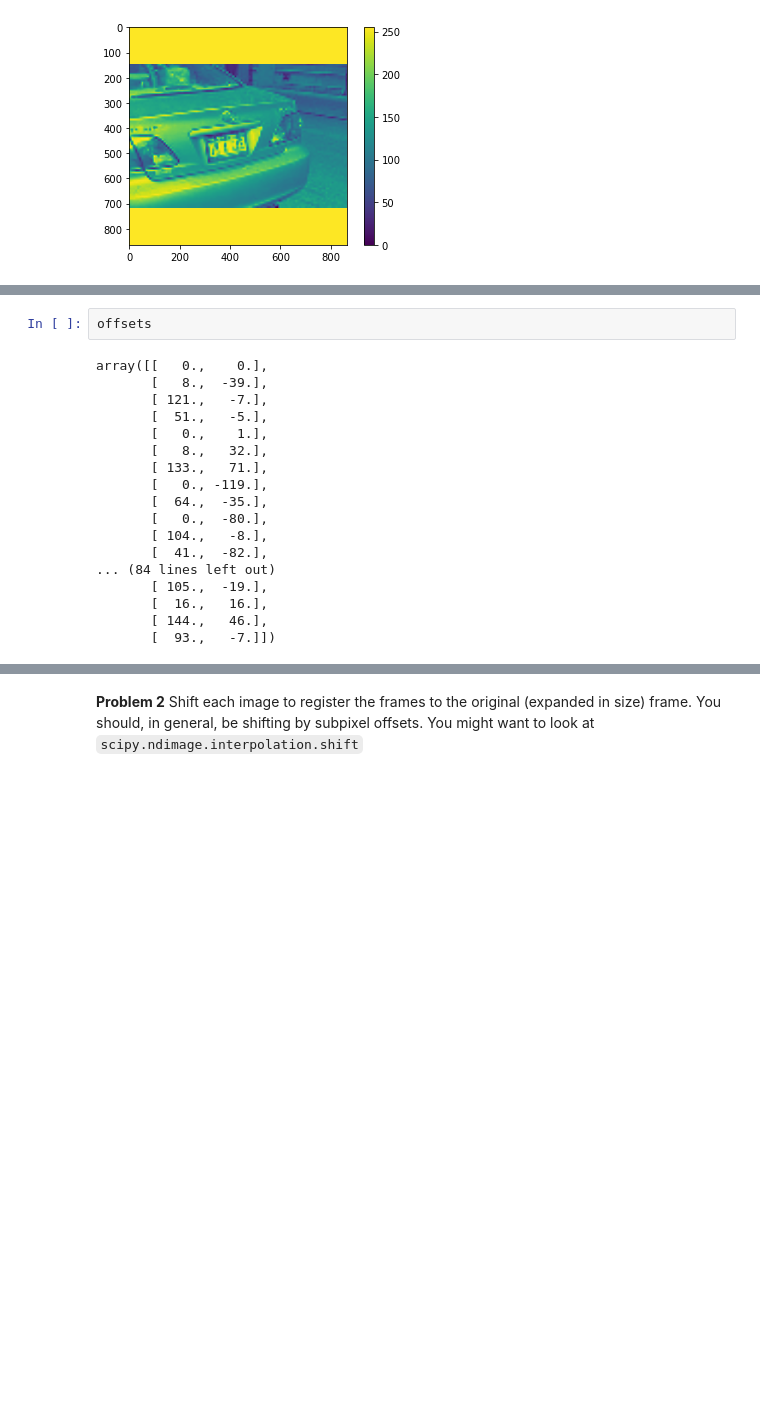
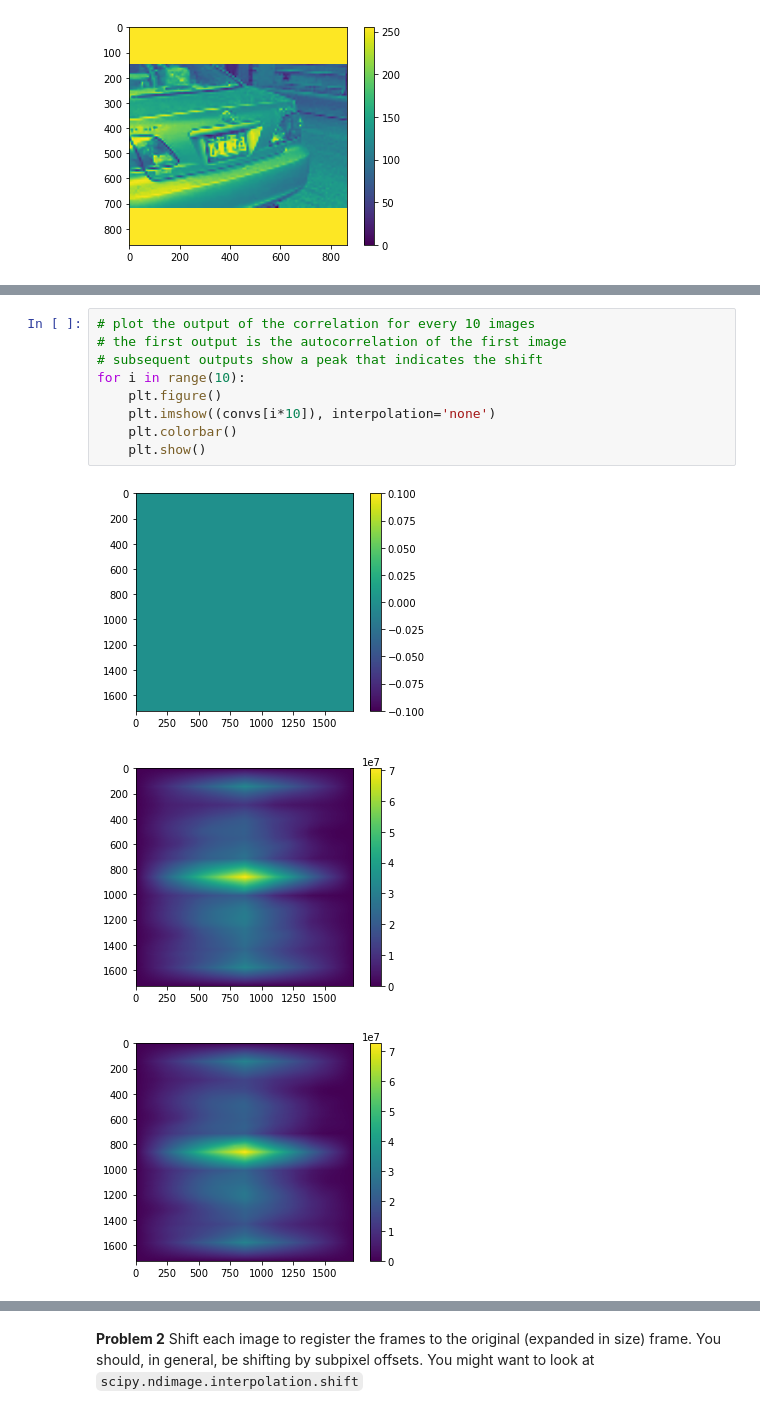
Before and after one commit to christianhbye/python_ay_250_hw, a Jupyter notebook: hw_1/hw_1_assignment.ipynb, the cells around one changed output, grey strips where cells are left out. Drawn from its saved outputs; the diff is of its cells as text; blank space fills up the shorter version.

```diff
--- a/hw_1/hw_1_assignment.ipynb
+++ b/hw_1/hw_1_assignment.ipynb
@@ -156,20 +155,13 @@ for i in range(1, 10):
-# %%
-offsets
-# %% [output]
-array([[   0.,    0.],
-       [   8.,  -39.],
-       [ 121.,   -7.],
-       [  51.,   -5.],
-       [   0.,    1.],
-       [   8.,   32.],
-       [ 133.,   71.],
-       [   0., -119.],
-       [  64.,  -35.],
-       [   0.,  -80.],
-       [ 104.,   -8.],
-       [  41.,  -82.],
-... (84 lines left out)
-       [ 105.,  -19.],
-       [  16.,   16.],
-       [ 144.,   46.],
-       [  93.,   -7.]])
+# %%
+# plot the output of the correlation for every 10 images
+# the first output is the autocorrelation of the first image
+# subsequent outputs show a peak that indicates the shift
+for i in range(10):
+    plt.figure()
+    plt.imshow((convs[i*10]), interpolation='none')
+    plt.colorbar()
+    plt.show()
+# %% [output]
+[figure, added]
+[figure, added]
+[figure, added]
```
Also changed, not shown: parts of 13 cells of this notebook.
